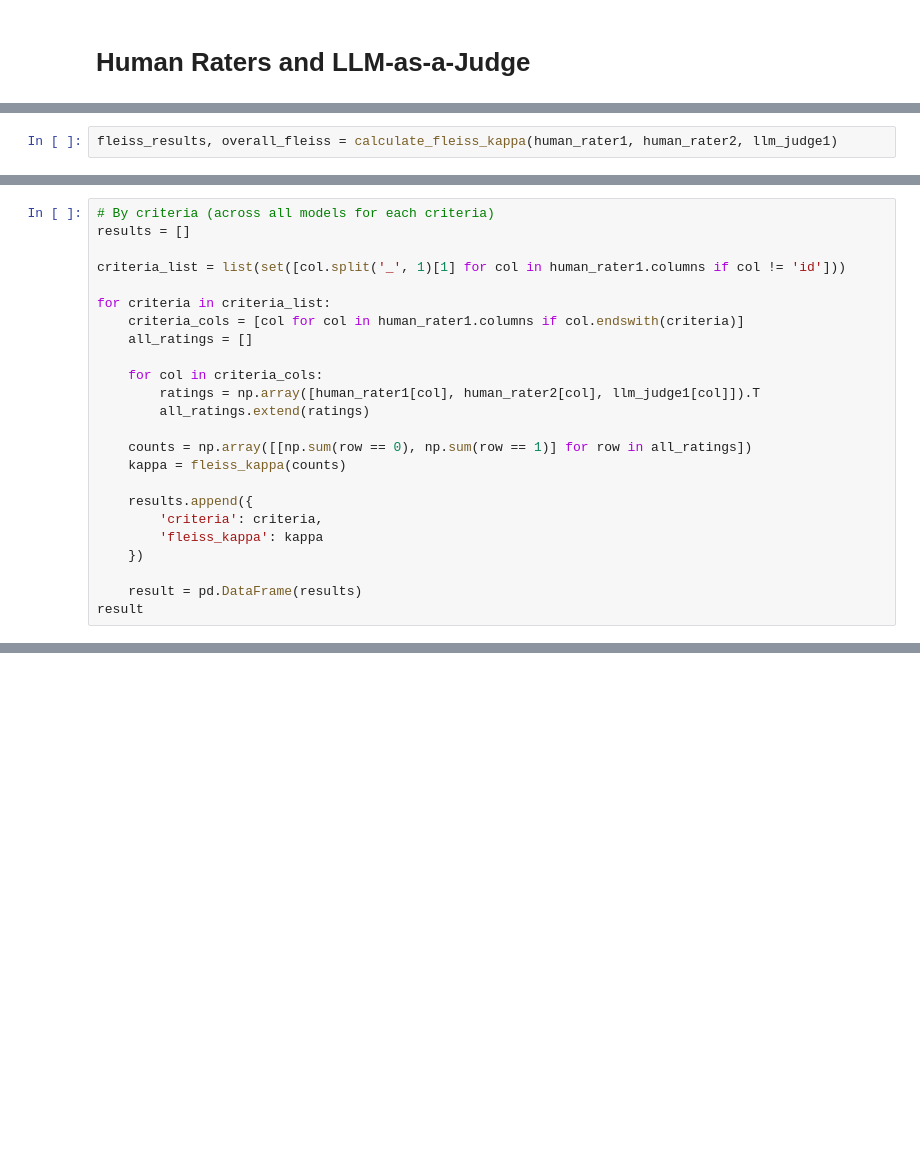
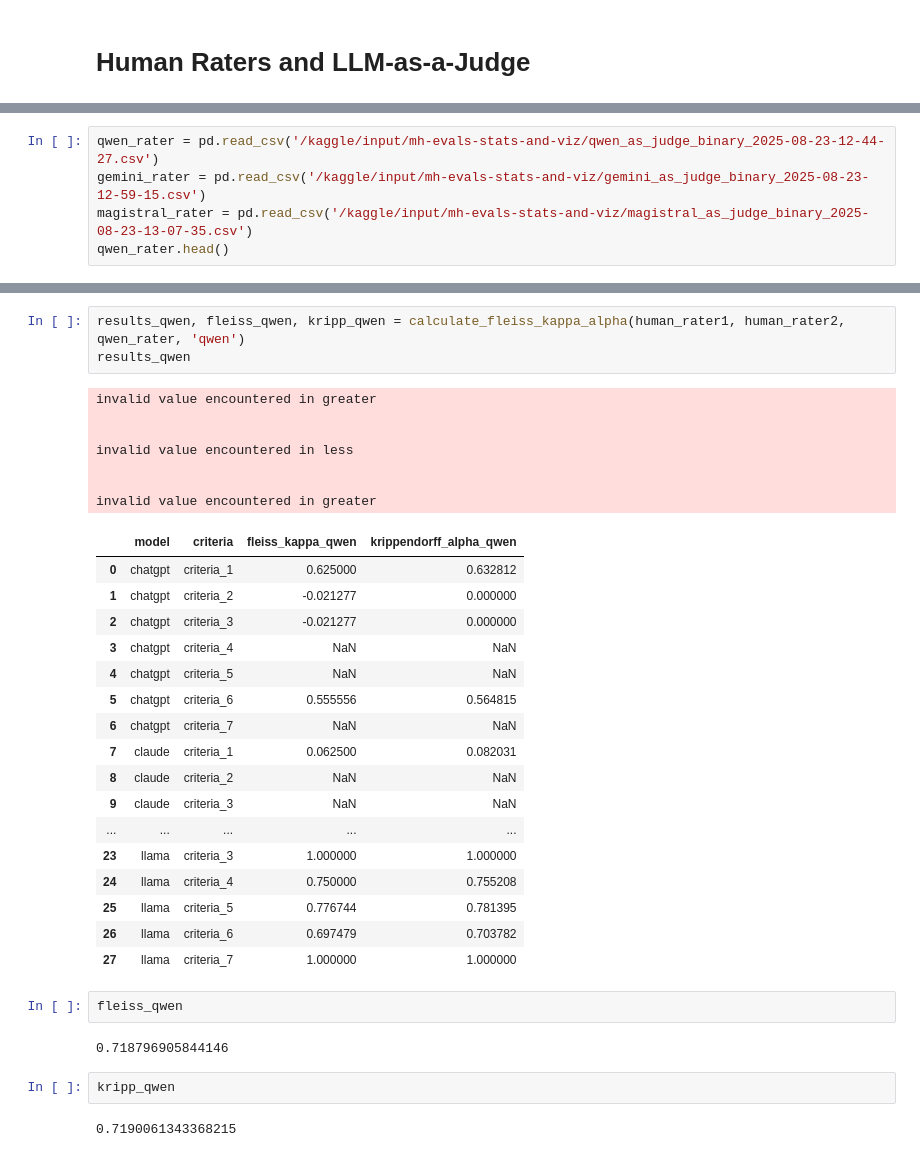
Before and after one commit to skeuomorph/psychosis-LLM-evaluation, a Jupyter notebook: notebooks/neurips-workshop-statistics-visualizations-final.ipynb, the cells around one changed output, grey strips where cells are left out. Drawn from its saved outputs; the diff is of its cells as text; blank space fills up the shorter version.

```diff
--- a/notebooks/neurips-workshop-statistics-visualizations-final.ipynb
+++ b/notebooks/neurips-workshop-statistics-visualizations-final.ipynb
@@ -485,2 +409,0 @@ def create_fleiss_kappa_heatmap(df1, df2, df3):
-# %%
-fleiss_results, overall_fleiss = calculate_fleiss_kappa(human_rater1, human_rater2, llm_judge1)
@@ -554,24 +409,0 @@ With LLM-as-a-Judge in the mix, deepseek has least agreement. With human raters,
-# %%
-# By criteria (across all models for each criteria)
-results = []
-
-criteria_list = list(set([col.split('_', 1)[1] for col in human_rater1.columns if col != 'id']))
-
-for criteria in criteria_list:
-    criteria_cols = [col for col in human_rater1.columns if col.endswith(criteria)]
-    all_ratings = []
-
-    for col in criteria_cols:
-        ratings = np.array([human_rater1[col], human_rater2[col], llm_judge1[col]]).T
-        all_ratings.extend(ratings)
-
-    counts = np.array([[np.sum(row == 0), np.sum(row == 1)] for row in all_ratings])
-    kappa = fleiss_kappa(counts)
-
-    results.append({
-        'criteria': criteria,
-        'fleiss_kappa': kappa
-    })
-
-    result = pd.DataFrame(results)
-result
@@ -642,0 +410,5 @@ llm_judge2.shape, llm_judge3.shape
+# %%
+qwen_rater = pd.read_csv('/kaggle/input/mh-evals-stats-and-viz/qwen_as_judge_binary_2025-08-23-12-44-27.csv')
+gemini_rater = pd.read_csv('/kaggle/input/mh-evals-stats-and-viz/gemini_as_judge_binary_2025-08-23-12-59-15.csv')
+magistral_rater = pd.read_csv('/kaggle/input/mh-evals-stats-and-viz/magistral_as_judge_binary_2025-08-23-13-07-35.csv')
+qwen_rater.head()
@@ -642,0 +544,36 @@ llm_judge2.shape, llm_judge3.shape
+# %%
+results_qwen, fleiss_qwen, kripp_qwen = calculate_fleiss_kappa_alpha(human_rater1, human_rater2, qwen_rater, 'qwen')
+results_qwen
+# %% [output]
+invalid value encountered in greater
+
+
+invalid value encountered in less
+
+
+invalid value encountered in greater
+|  | model | criteria | fleiss_kappa_qwen | krippendorff_alpha_qwen |
+| 0 | chatgpt | criteria_1 | 0.625000 | 0.632812 |
+| 1 | chatgpt | criteria_2 | -0.021277 | 0.000000 |
+| 2 | chatgpt | criteria_3 | -0.021277 | 0.000000 |
+| 3 | chatgpt | criteria_4 | NaN | NaN |
+| 4 | chatgpt | criteria_5 | NaN | NaN |
+| 5 | chatgpt | criteria_6 | 0.555556 | 0.564815 |
+| 6 | chatgpt | criteria_7 | NaN | NaN |
+| 7 | claude | criteria_1 | 0.062500 | 0.082031 |
+| 8 | claude | criteria_2 | NaN | NaN |
+| 9 | claude | criteria_3 | NaN | NaN |
+| ... | ... | ... | ... | ... |
+| 23 | llama | criteria_3 | 1.000000 | 1.000000 |
+| 24 | llama | criteria_4 | 0.750000 | 0.755208 |
+| 25 | llama | criteria_5 | 0.776744 | 0.781395 |
+| 26 | llama | criteria_6 | 0.697479 | 0.703782 |
+| 27 | llama | criteria_7 | 1.000000 | 1.000000 |
+# %%
+fleiss_qwen
+# %% [output]
+0.718796905844146
+# %%
+kripp_qwen
+# %% [output]
+0.7190061343368215
```
Also changed, not shown: parts of 57 cells of this notebook.
